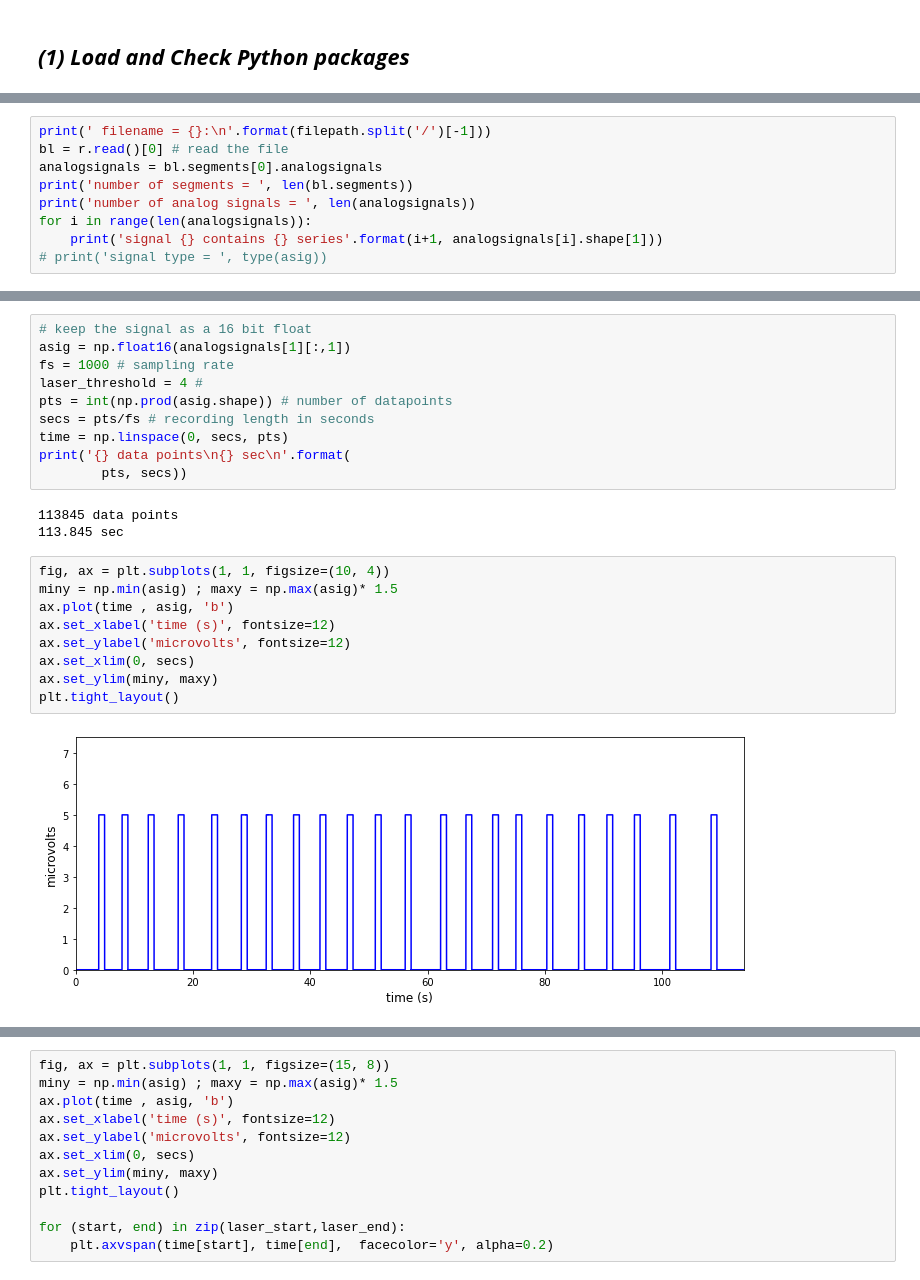
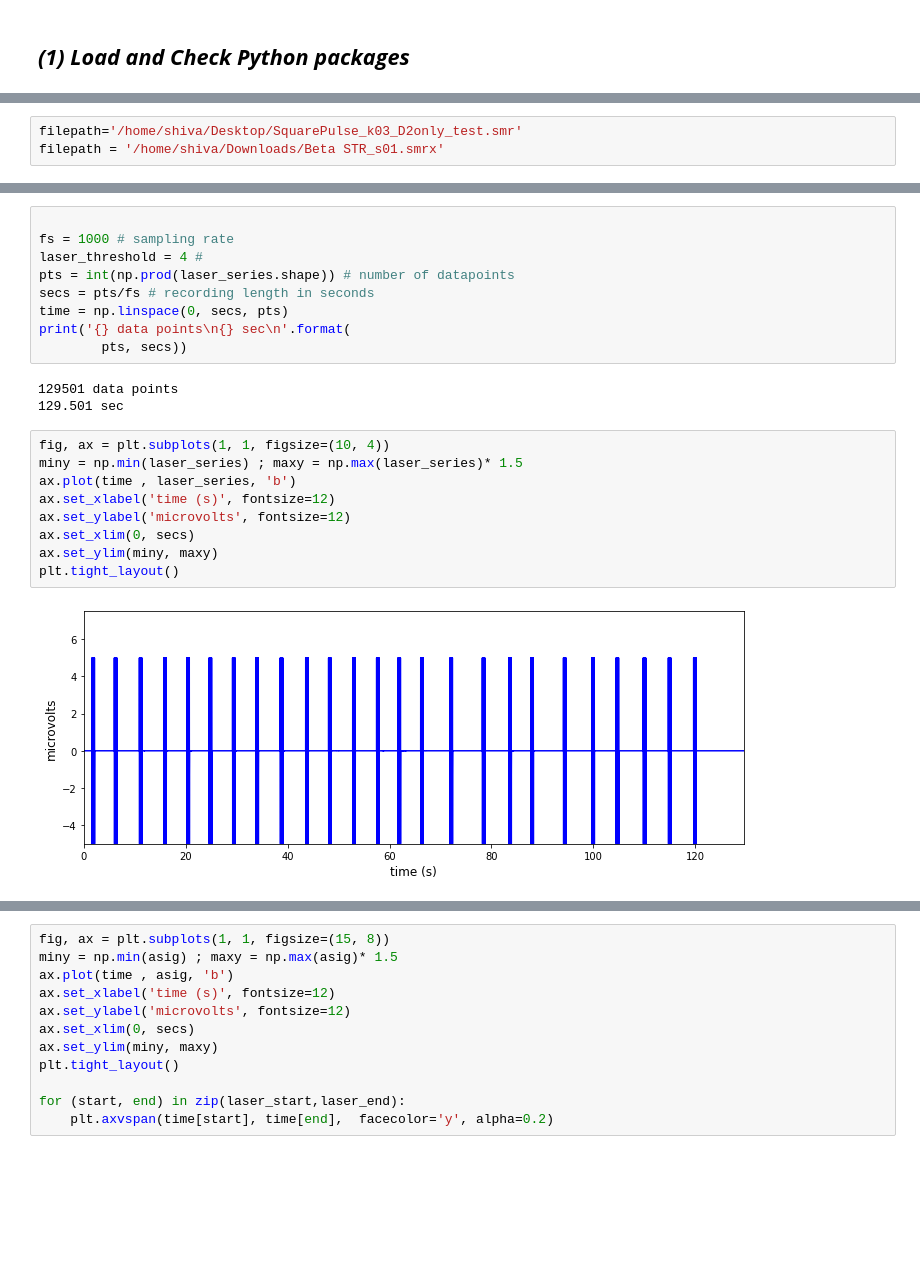
Before and after one commit to Shiva-A-Lindi/Behavioral-Analysis, a Jupyter notebook: Locomotion/Read_smr_files.ipynb, the cells around one changed output, grey strips where cells are left out. Drawn from its saved outputs; the diff is of its cells as text; blank space fills up the shorter version.

```diff
--- a/Locomotion/Read_smr_files.ipynb
+++ b/Locomotion/Read_smr_files.ipynb
@@ -67,9 +46,0 @@ r = neo.CedIO(filename)
-# %%
-print(' filename = {}:\n'.format(filepath.split('/')[-1]))
-bl = r.read()[0] # read the file
-analogsignals = bl.segments[0].analogsignals
-print('number of segments = ', len(bl.segments))
-print('number of analog signals = ', len(analogsignals))
-for i in range(len(analogsignals)):
-    print('signal {} contains {} series'.format(i+1, analogsignals[i].shape[1]))
-# print('signal type = ', type(asig))
@@ -86,0 +49,3 @@ The last 3 channels are stacked toghether. The laser epochs are the second colum
+# %%
+filepath='/home/shiva/Desktop/SquarePulse_k03_D2only_test.smr'
+filepath = '/home/shiva/Downloads/Beta STR_s01.smrx'
@@ -87,25 +97,24 @@ The last 3 channels are stacked toghether. The laser epochs are the second colum
 # %%
-# keep the signal as a 16 bit float
-asig = np.float16(analogsignals[1][:,1])
+
 fs = 1000 # sampling rate
 laser_threshold = 4 #
-pts = int(np.prod(asig.shape)) # number of datapoints
+pts = int(np.prod(laser_series.shape)) # number of datapoints
 secs = pts/fs # recording length in seconds
 time = np.linspace(0, secs, pts)
 print('{} data points\n{} sec\n'.format(
         pts, secs))
 # %% [output]
-113845 data points
-113.845 sec
+129501 data points
+129.501 sec
 # %%
 fig, ax = plt.subplots(1, 1, figsize=(10, 4))
-miny = np.min(asig) ; maxy = np.max(asig)* 1.5
-ax.plot(time , asig, 'b')
+miny = np.min(laser_series) ; maxy = np.max(laser_series)* 1.5
+ax.plot(time , laser_series, 'b')
 ax.set_xlabel('time (s)', fontsize=12)
 ax.set_ylabel('microvolts', fontsize=12)
 ax.set_xlim(0, secs)
 ax.set_ylim(miny, maxy)
 plt.tight_layout()
 # %% [output]
-[figure, old version]
+[figure, new version]
 # %%
```
Also changed, not shown: parts of 15 cells of this notebook, 1 other file.
